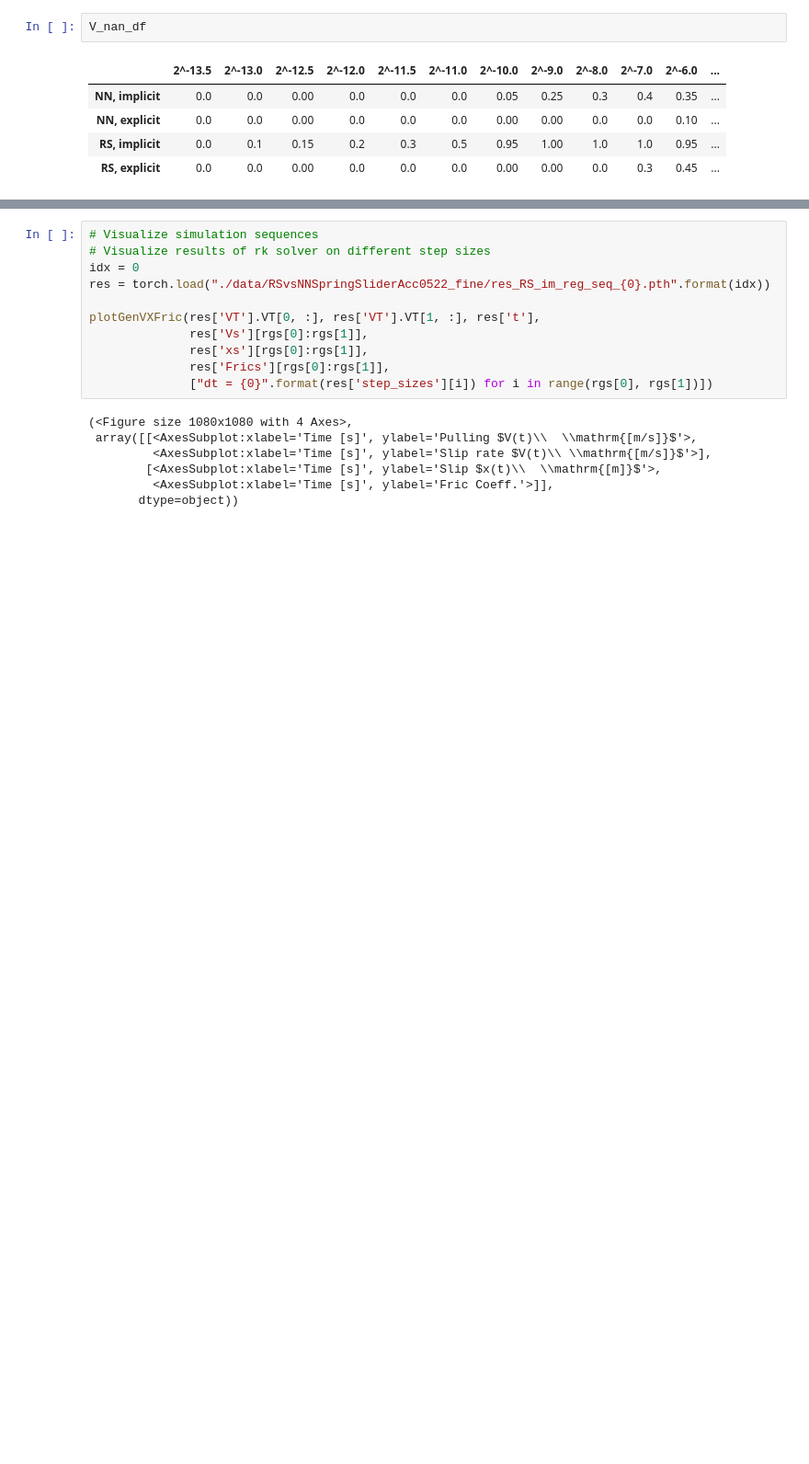
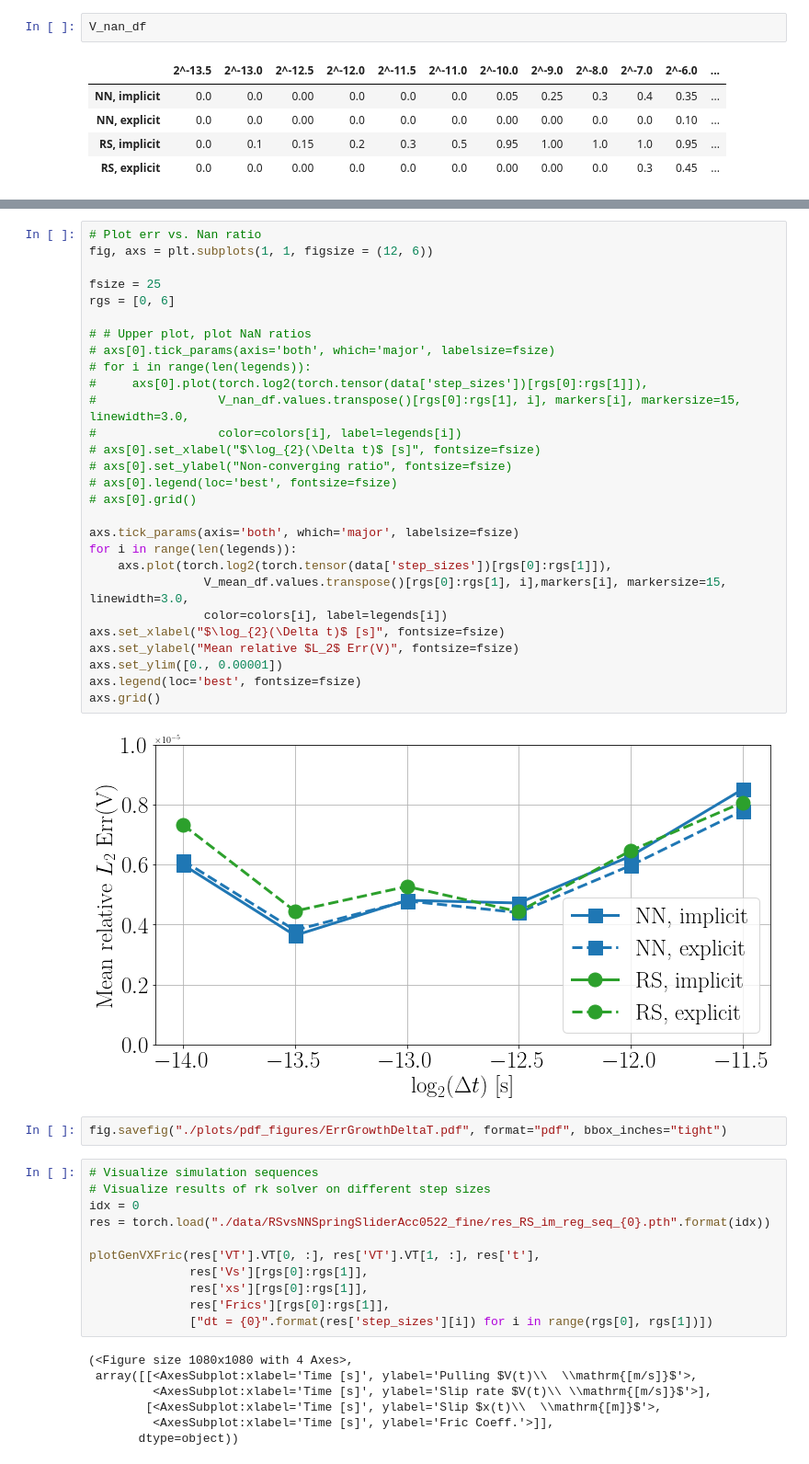
Before and after one commit to Shengduo/RateAndStateWithPotential, a Jupyter notebook: SpringSliderTrial.ipynb, the cells around one changed output, grey strips where cells are left out. Shown at 92% size. Drawn from its saved outputs; the diff is of its cells as text; blank space fills up the shorter version.

```diff
--- a/SpringSliderTrial.ipynb
+++ b/SpringSliderTrial.ipynb
@@ -545,3 +590,35 @@ axs[1].grid()
+# %%
+# Plot err vs. Nan ratio
+fig, axs = plt.subplots(1, 1, figsize = (12, 6))
+
+fsize = 25
+rgs = [0, 6]
+
+# # Upper plot, plot NaN ratios
+# axs[0].tick_params(axis='both', which='major', labelsize=fsize)
+# for i in range(len(legends)):
+#     axs[0].plot(torch.log2(torch.tensor(data['step_sizes'])[rgs[0]:rgs[1]]),
+#                 V_nan_df.values.transpose()[rgs[0]:rgs[1], i], markers[i], markersize=15, linewidth=3.0,
+#                 color=colors[i], label=legends[i])
+# axs[0].set_xlabel("$\log_{2}(\Delta t)$ [s]", fontsize=fsize)
+# axs[0].set_ylabel("Non-converging ratio", fontsize=fsize)
+# axs[0].legend(loc='best', fontsize=fsize)
+# axs[0].grid()
+
+axs.tick_params(axis='both', which='major', labelsize=fsize)
+for i in range(len(legends)):
+    axs.plot(torch.log2(torch.tensor(data['step_sizes'])[rgs[0]:rgs[1]]),
+                V_mean_df.values.transpose()[rgs[0]:rgs[1], i],markers[i], markersize=15, linewidth=3.0,
+                color=colors[i], label=legends[i])
+axs.set_xlabel("$\log_{2}(\Delta t)$ [s]", fontsize=fsize)
+axs.set_ylabel("Mean relative $L_2$ Err(V)", fontsize=fsize)
+axs.set_ylim([0., 0.00001])
+axs.legend(loc='best', fontsize=fsize)
+axs.grid()
+# %% [output]
+[figure, added]
+# %%
+fig.savefig("./plots/pdf_figures/ErrGrowthDeltaT.pdf", format="pdf", bbox_inches="tight")
 # %%
 # Visualize simulation sequences
 # Visualize results of rk solver on different step sizes
```
Also changed, not shown: parts of 8 cells of this notebook.
